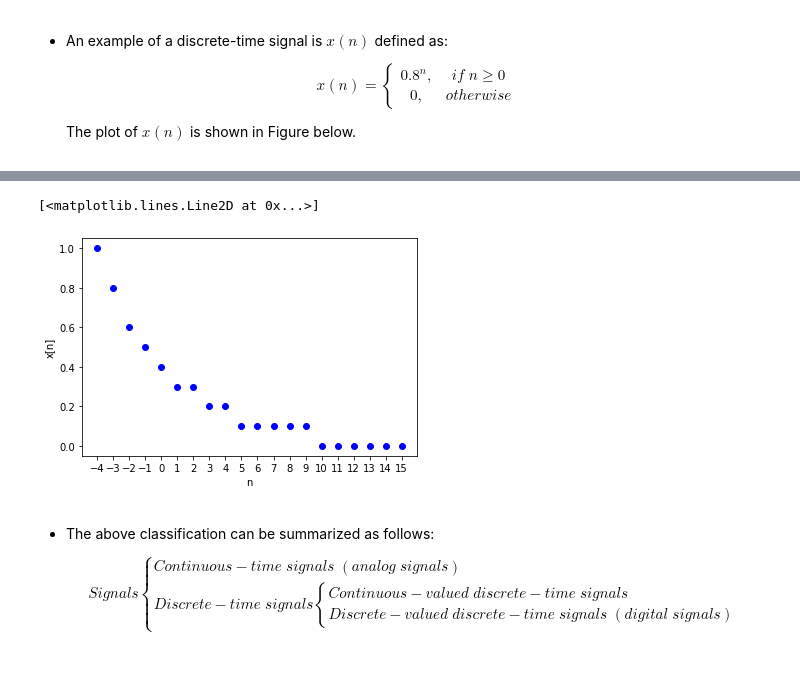
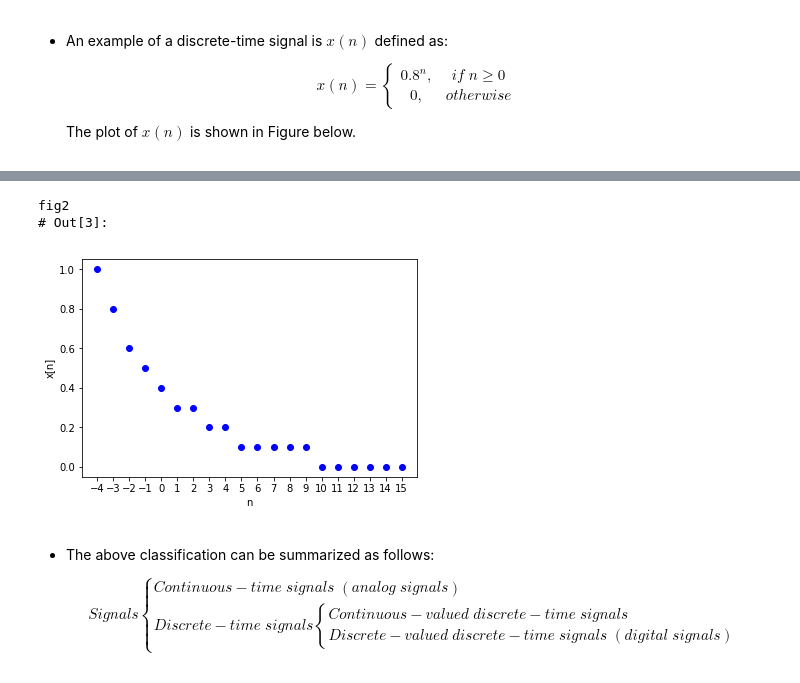
Before and after one commit to stevand/W20-CHE573, a Jupyter notebook: 01-intro.ipynb, the cells around one changed output, grey strips where cells are left out. Cells and saved outputs as stored; diff of their text form; code cells hidden in the pictures.

```diff
--- a/01-intro.ipynb
+++ b/01-intro.ipynb
@@ -32,6 +32,7 @@ where $y(t)$ is the measured signal, $x(t)$ denotes the true value of the signal
 
     The plot of $x(n)$ is shown in Figure below.
 # %%
+import pycse.orgmode as org
 %matplotlib inline
 import matplotlib.pyplot as plt
 import numpy as np
@@ -41,9 +42,9 @@ import math
 n=np.linspace(-4,16,20)
 x=np.zeros(len(n))
 
-for i in range (0,len(n)-1):
+for i in range (0,len(n)):
       if i >= 0:
-        x[i]=math.pow(0.9,i)
+        x[i]=math.pow(0.8,i)
       else:
         x[i]=0
 
@@ -51,4 +52,10 @@ plt.xlabel('n')
 plt.ylabel('x[n]')
 plt.xticks(np.arange(-4, 16, step=1))
 plt.plot(np.arange(-4, 16, 1),x,'bo')
+
+org.figure(plt.savefig('./FiguresCHE573/figure1.png'),name='fig1',
+           caption='Graphical representation of signal x(n) containing {} points'.format(len(x)),
+           attributes=[('LATEX', ':width 3in'),
+                       ('HTML', ':width 300'),
+                       ('ORG', ':width 300')])
 # %% [output]
@@ -86,26 +94,34 @@ plt.plot(np.arange(-4, 16, 1),x,'bo')
 # %%
+import pycse.orgmode as org
 %matplotlib inline
 import matplotlib.pyplot as plt
 import numpy as np
 import math
 
 
 n=np.linspace(-4,16,20)
 x=np.zeros(len(n))
 
-for i in range (0,len(n)-1):
+for i in range (0,len(n)):
       if i >= 0:
         x[i]=round(math.pow(0.8,i),1)
       else:
         x[i]=0
 
 plt.xlabel('n')
 plt.ylabel('x[n]')
 plt.xticks(np.arange(-4, 16, step=1))
 plt.plot(np.arange(-4, 16, 1),x,'bo')
+
+org.figure(plt.savefig('./FiguresCHE573/figure2.png'),name='fig2',
+           caption='Graphical representation of digital signal x(n) containing {} points'.format(len(x)),
+           attributes=[('LATEX', ':width 3in'),
+                       ('HTML', ':width 300'),
+                       ('ORG', ':width 300')])
 # %% [output]
-[<matplotlib.lines.Line2D at 0x...>]
+fig2
+# Out[3]:
-[figure, old version]
+[figure, new version]
 # %% [markdown]
 -   The above classification can be summarized as follows:
 
```
Also changed, not shown: parts of 20 cells of this notebook, 1 other file.
